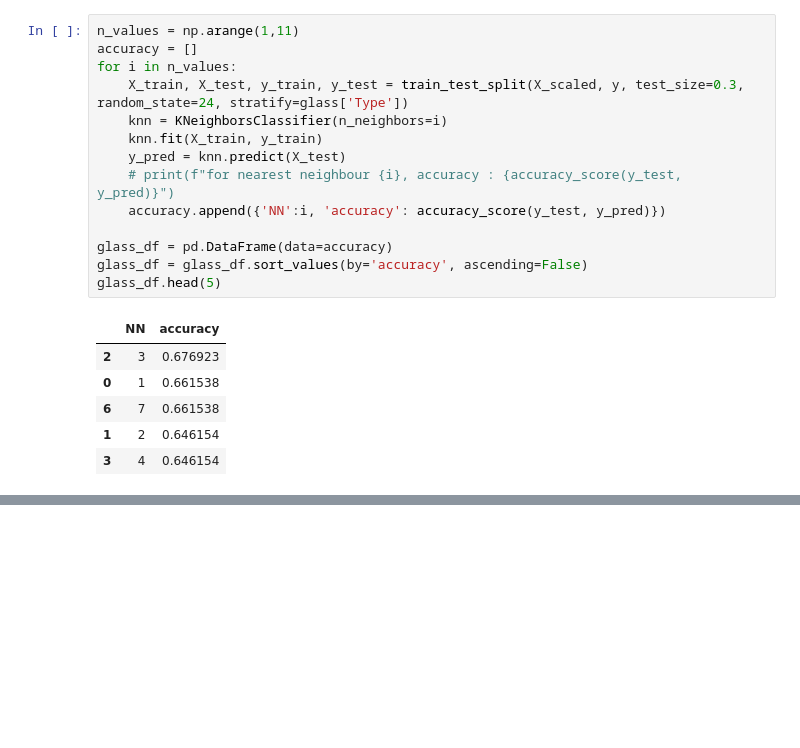
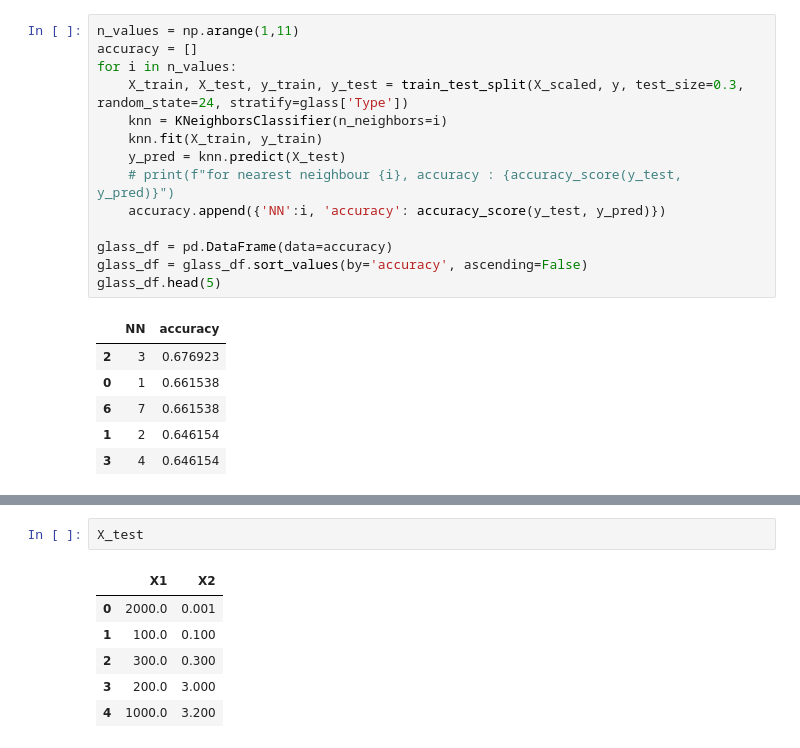
Before and after one commit to dungdungptit/Machine-Learning, a Jupyter notebook: KNN.ipynb, the cells around one changed output, grey strips where cells are left out. Cells and saved outputs as stored; diff of their text form; blank space fills up the shorter version.

```diff
--- a/KNN.ipynb
+++ b/KNN.ipynb
@@ -513,0 +556,9 @@ glass_df.head(5)
+# %%
+X_test
+# %% [output]
+|  | X1 | X2 |
+| 0 | 2000.0 | 0.001 |
+| 1 | 100.0 | 0.100 |
+| 2 | 300.0 | 0.300 |
+| 3 | 200.0 | 3.000 |
+| 4 | 1000.0 | 3.200 |
```
Also changed, not shown: parts of 16 cells of this notebook, 3 other files.
